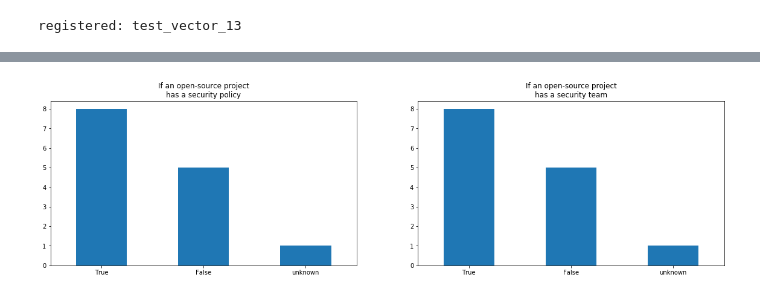
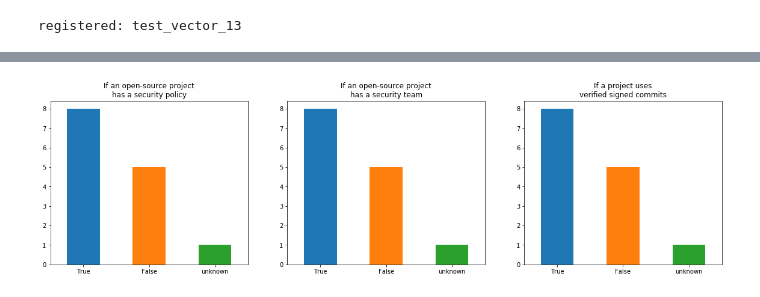
Before and after one commit to SAP/fosstars-rating-core, a Jupyter notebook: src/main/jupyter/oss/security/OssSecurityRatingTestVectors.ipynb, the cells around one changed output, grey strips where cells are left out. Saved outputs shown, nothing was run; the diff lists cells and outputs as text; code cells hidden in the pictures.

```diff
--- a/src/main/jupyter/oss/security/OssSecurityRatingTestVectors.ipynb
+++ b/src/main/jupyter/oss/security/OssSecurityRatingTestVectors.ipynb
@@ -618,7 +624,8 @@ draw_hists([
 # %%
 draw_hists([
     'If an open-source project has a security policy',
-    'If an open-source project has a security team'
+    'If an open-source project has a security team',
+    'If a project uses verified signed commits'
 ])
 # %% [output]
-[figure, old version]
+[figure, new version]
```
Also changed, not shown: parts of 8 cells of this notebook, 4 other files.
